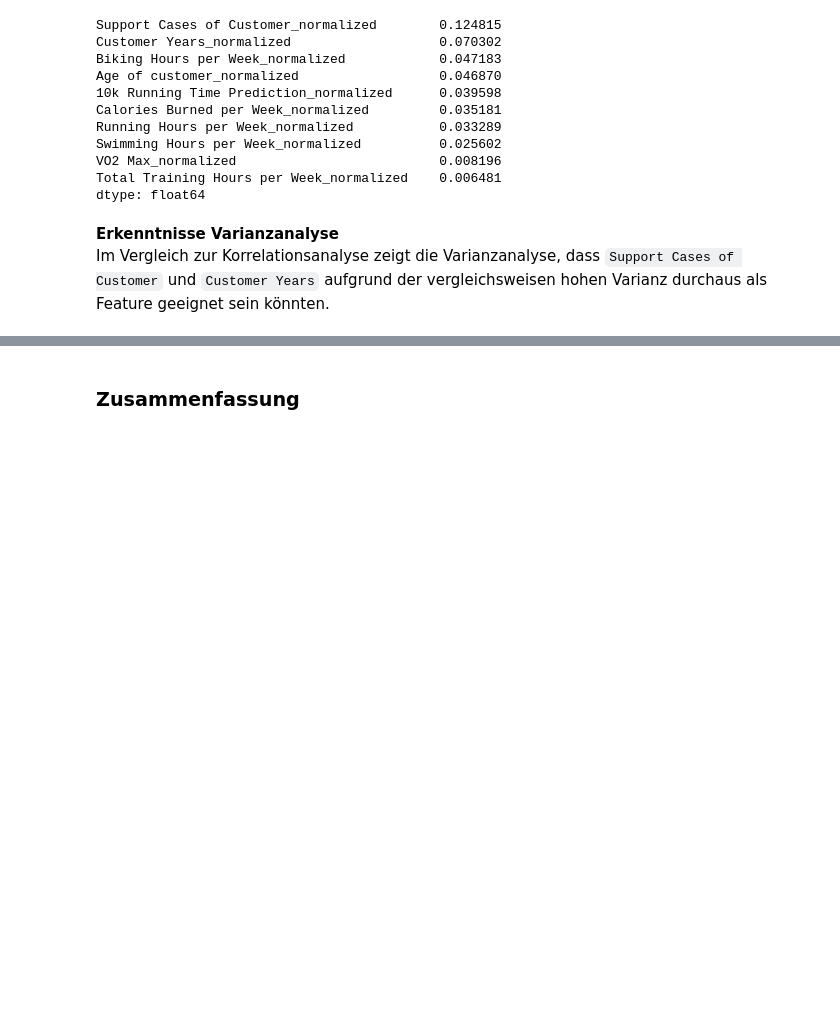
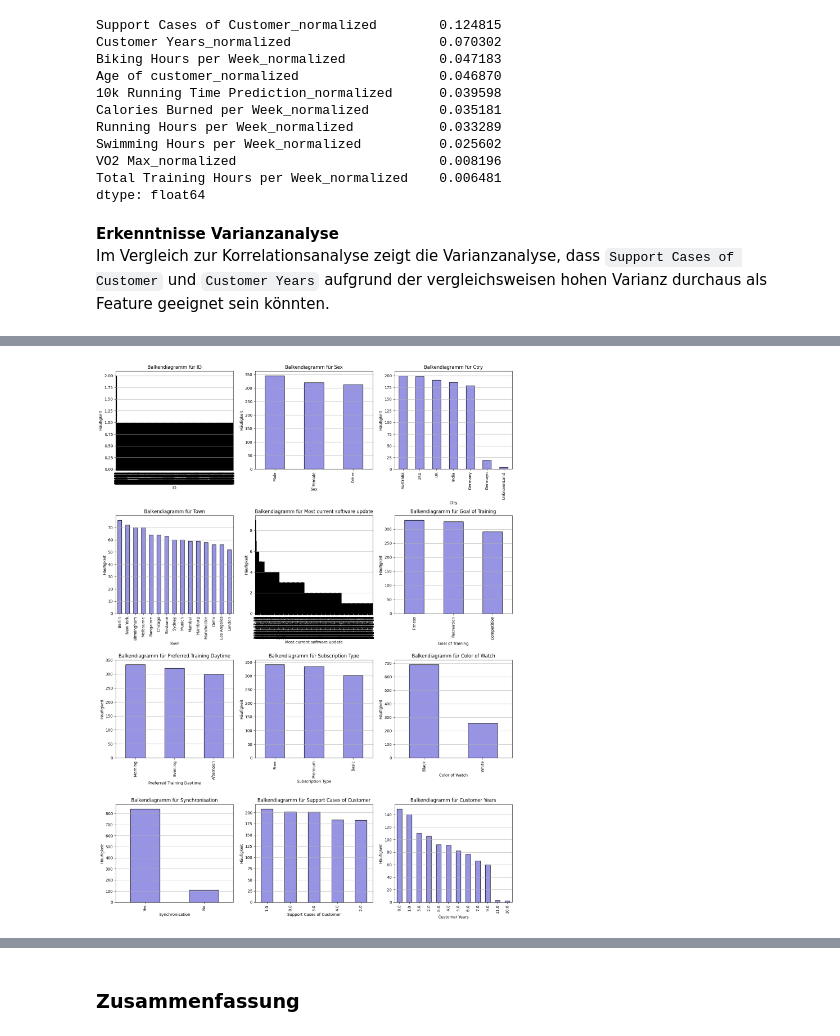
Before and after one commit to MarioKrupinski/Introduction-to-Data-Science-AI, a Jupyter notebook: notebooks/eda.ipynb, the cells around one changed output, grey strips where cells are left out. Saved outputs shown, nothing was run; the diff lists cells and outputs as text; code cells hidden in the pictures; blank space fills up the shorter version.

```diff
--- a/notebooks/eda.ipynb
+++ b/notebooks/eda.ipynb
@@ -697,3 +704,16 @@ dtype: float64
 # %% [markdown]
 **Erkenntnisse Varianzanalyse**
 Im Vergleich zur Korrelationsanalyse zeigt die Varianzanalyse, dass `Support Cases of Customer` und `Customer Years` aufgrund der vergleichsweisen hohen Varianz durchaus als Feature geeignet sein könnten.
+# %%
+# ANOVA-Test da Label kategorisch ist
+
+anova_p_values = pd.DataFrame(index=numeric_features, columns=['p-value'])
+for i in numeric_features:
+    data_anova = pd.concat([features[i], df_training[label]], axis=1)
+    data_anova = data_anova.dropna()
+    groups = []
+    for j in data_anova[label].unique():
+        groups.append(data_anova[data_anova[label]==j][i])
+    stat, p = f_oneway(*groups)
+    anova_p_values.loc[i,'p-value'] = p
+anova_p_values
@@ -699,0 +738,2 @@ Im Vergleich zur Korrelationsanalyse zeigt die Varianzanalyse, dass `Support Cas
+# %%
+categorical_cols = list(df_training.select_dtypes(include=['object']).columns) + ['Support Cases of Customer', 'Customer Years']
@@ -699,0 +756,32 @@ Im Vergleich zur Korrelationsanalyse zeigt die Varianzanalyse, dass `Support Cas
+# %%
+# Rastergröße festlegen (z.B. 2 Zeilen und so viele Spalten wie benötigt)
+ncols = 3  # Anzahl der Spalten im Raster
+nrows = (len(categorical_cols) // ncols) + (len(categorical_cols) % ncols > 0)  # Berechnet die notwendige Anzahl an Zeilen
+
+# Subplots erstellen
+fig, axes = plt.subplots(nrows=nrows, ncols=ncols, figsize=(15, 5 * nrows))
+
+# Alle Achsen in einer Liste speichern, um sie zu iterieren
+axes = axes.flatten()
+
+# Durch jede kategorische Spalte iterieren und Balkendiagramme erstellen
+for i, col in enumerate(categorical_cols):
+    ax = axes[i]  # Der aktuelle Achsenbereich
+    # Häufigkeiten der Kategorien berechnen
+    value_counts = df_training[col].value_counts()
+    # Balkendiagramm erstellen
+    value_counts.plot(kind='bar', ax=ax, color=color1, edgecolor='black')
+    ax.set_title(f"Balkendiagramm für {col}")
+    ax.set_xlabel(col)
+    ax.set_ylabel("Häufigkeit")
+    ax.grid(axis='y')
+
+# Überflüssige Subplots ausblenden (falls es mehr Plätze im Raster gibt als Spalten)
+for j in range(i + 1, len(axes)):
+    axes[j].axis('off')
+
+# Plot anzeigen
+plt.tight_layout()  # Layout anpassen
+plt.show()
+# %% [output]
+[figure, added]
```
Also changed, not shown: parts of 46 cells of this notebook.
